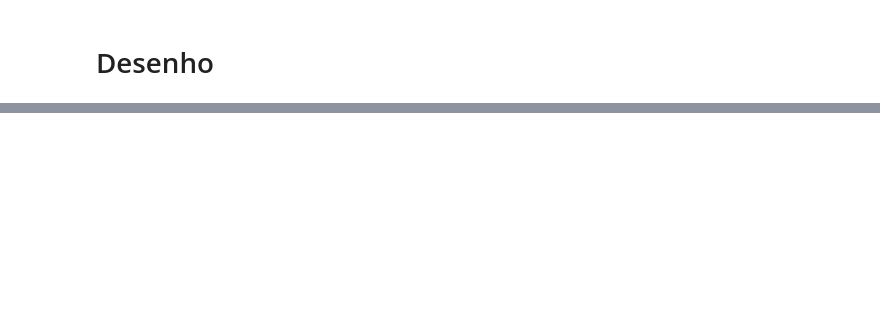
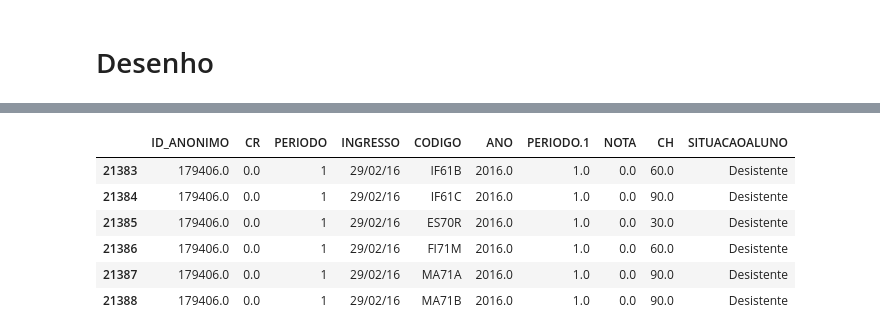
Before and after one commit to cesarvial/TCC_graphs_study, a Jupyter notebook: exploracao_dados/PredicaoDeLinks.ipynb, the cells around one changed output, grey strips where cells are left out. Cells and saved outputs as stored; diff of their text form; code cells hidden in the pictures; blank space fills up the shorter version.

```diff
--- a/exploracao_dados/PredicaoDeLinks.ipynb
+++ b/exploracao_dados/PredicaoDeLinks.ipynb
@@ -141,0 +183,10 @@ plt.show()
+# %%
+dados['todos'][dados['todos']['ID_ANONIMO'] == 179406]
+# %% [output]
+|  | ID_ANONIMO | CR | PERIODO | INGRESSO | CODIGO | ANO | PERIODO.1 | NOTA | CH | SITUACAOALUNO |
+| 21383 | 179406.0 | 0.0 | 1 | 29/02/16 | IF61B | 2016.0 | 1.0 | 0.0 | 60.0 | Desistente |
+| 21384 | 179406.0 | 0.0 | 1 | 29/02/16 | IF61C | 2016.0 | 1.0 | 0.0 | 90.0 | Desistente |
+| 21385 | 179406.0 | 0.0 | 1 | 29/02/16 | ES70R | 2016.0 | 1.0 | 0.0 | 30.0 | Desistente |
+| 21386 | 179406.0 | 0.0 | 1 | 29/02/16 | FI71M | 2016.0 | 1.0 | 0.0 | 60.0 | Desistente |
+| 21387 | 179406.0 | 0.0 | 1 | 29/02/16 | MA71A | 2016.0 | 1.0 | 0.0 | 90.0 | Desistente |
+| 21388 | 179406.0 | 0.0 | 1 | 29/02/16 | MA71B | 2016.0 | 1.0 | 0.0 | 90.0 | Desistente |
```
Also changed, not shown: parts of 9 cells of this notebook, 8 other files.
